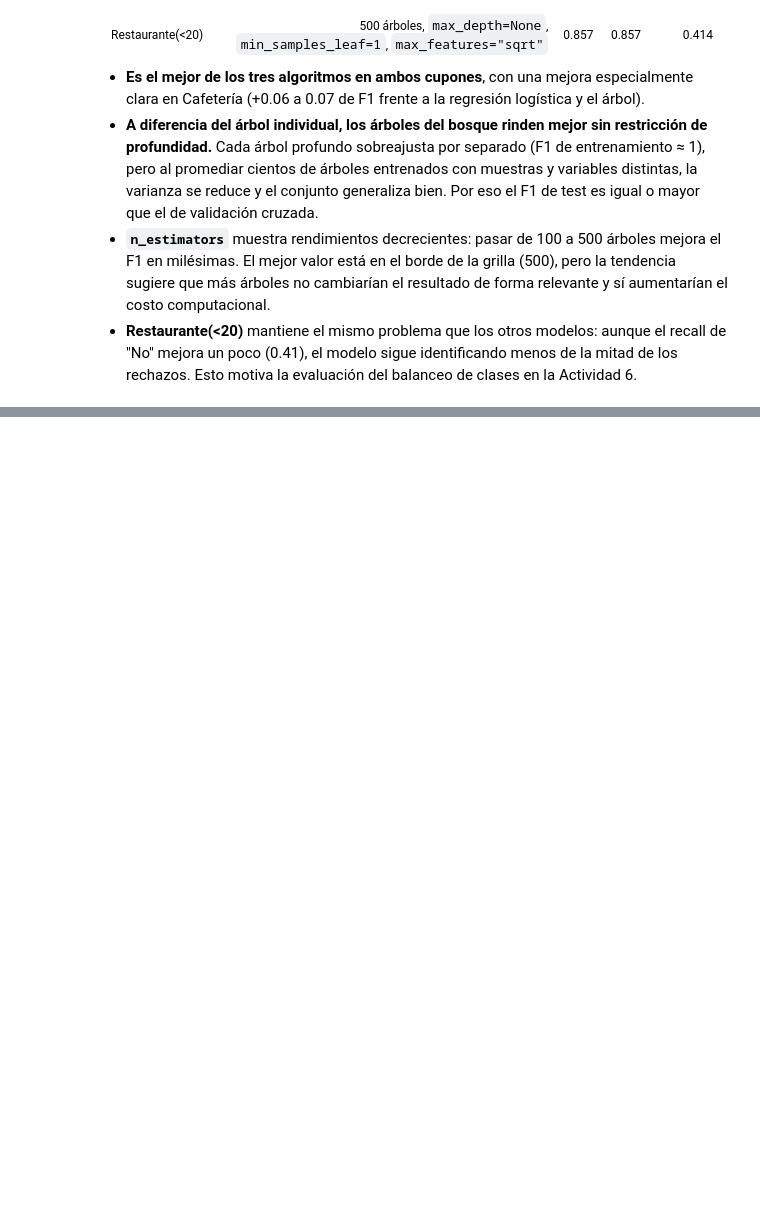
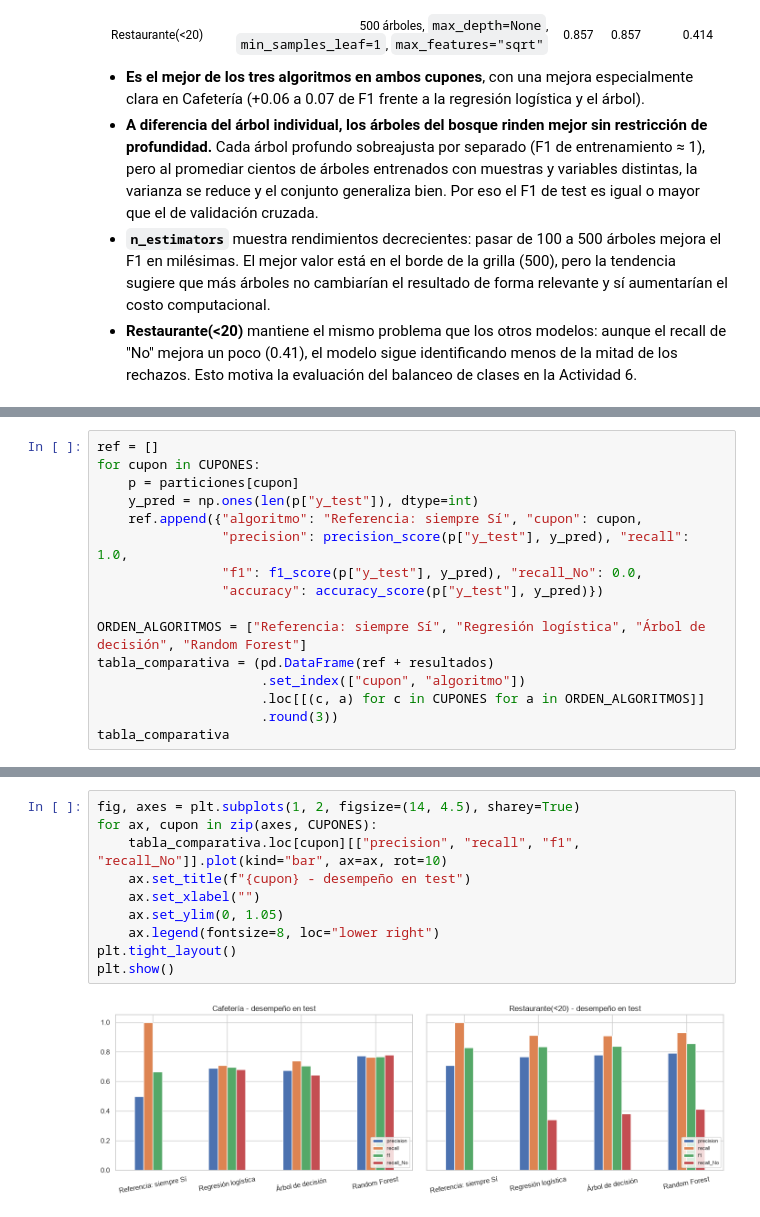
Before and after one commit to cmolina12/laboratorio3-aprendizaje, a Jupyter notebook: Lab3_Clasificacion.ipynb, the cells around one changed output, grey strips where cells are left out. Cells and saved outputs as stored; diff of their text form; blank space fills up the shorter version.

```diff
--- a/Lab3_Clasificacion.ipynb
+++ b/Lab3_Clasificacion.ipynb
@@ -1000,0 +1179,16 @@ weighted avg      0.770     0.780     0.759       554
+# %%
+ref = []
+for cupon in CUPONES:
+    p = particiones[cupon]
+    y_pred = np.ones(len(p["y_test"]), dtype=int)
+    ref.append({"algoritmo": "Referencia: siempre Sí", "cupon": cupon,
+                "precision": precision_score(p["y_test"], y_pred), "recall": 1.0,
+                "f1": f1_score(p["y_test"], y_pred), "recall_No": 0.0,
+                "accuracy": accuracy_score(p["y_test"], y_pred)})
+
+ORDEN_ALGORITMOS = ["Referencia: siempre Sí", "Regresión logística", "Árbol de decisión", "Random Forest"]
+tabla_comparativa = (pd.DataFrame(ref + resultados)
+                     .set_index(["cupon", "algoritmo"])
+                     .loc[[(c, a) for c in CUPONES for a in ORDEN_ALGORITMOS]]
+                     .round(3))
+tabla_comparativa
@@ -1000,0 +1206,12 @@ weighted avg      0.770     0.780     0.759       554
+# %%
+fig, axes = plt.subplots(1, 2, figsize=(14, 4.5), sharey=True)
+for ax, cupon in zip(axes, CUPONES):
+    tabla_comparativa.loc[cupon][["precision", "recall", "f1", "recall_No"]].plot(kind="bar", ax=ax, rot=10)
+    ax.set_title(f"{cupon} - desempeño en test")
+    ax.set_xlabel("")
+    ax.set_ylim(0, 1.05)
+    ax.legend(fontsize=8, loc="lower right")
+plt.tight_layout()
+plt.show()
+# %% [output]
+[figure, added]
```
Also changed, not shown: parts of 43 cells of this notebook, 1 other file.
